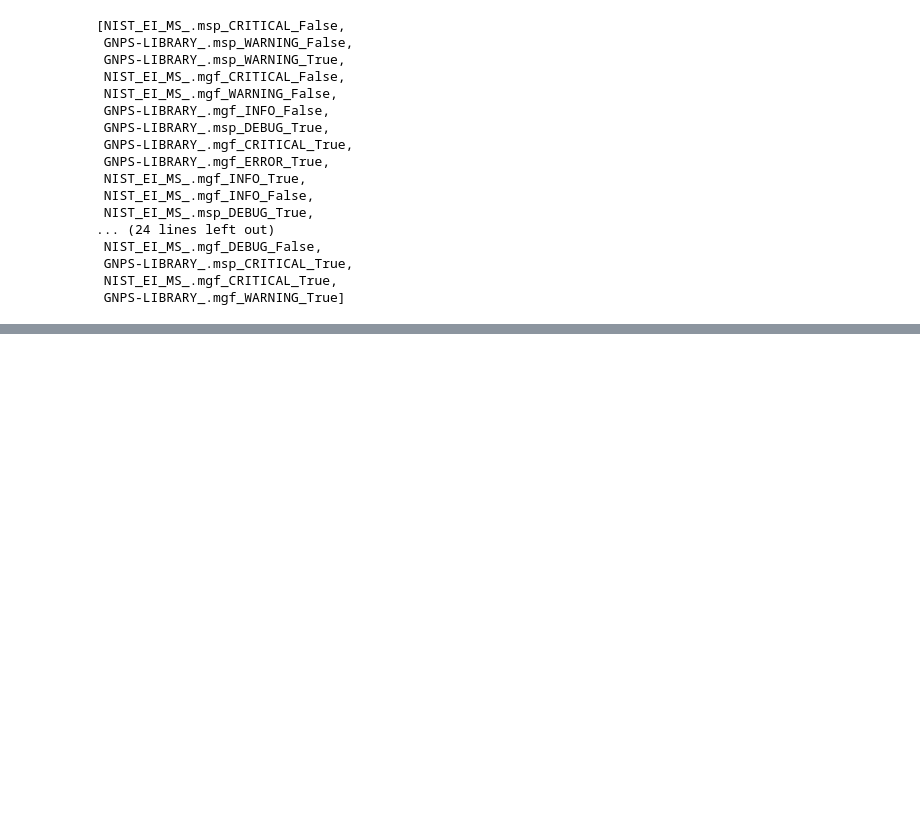
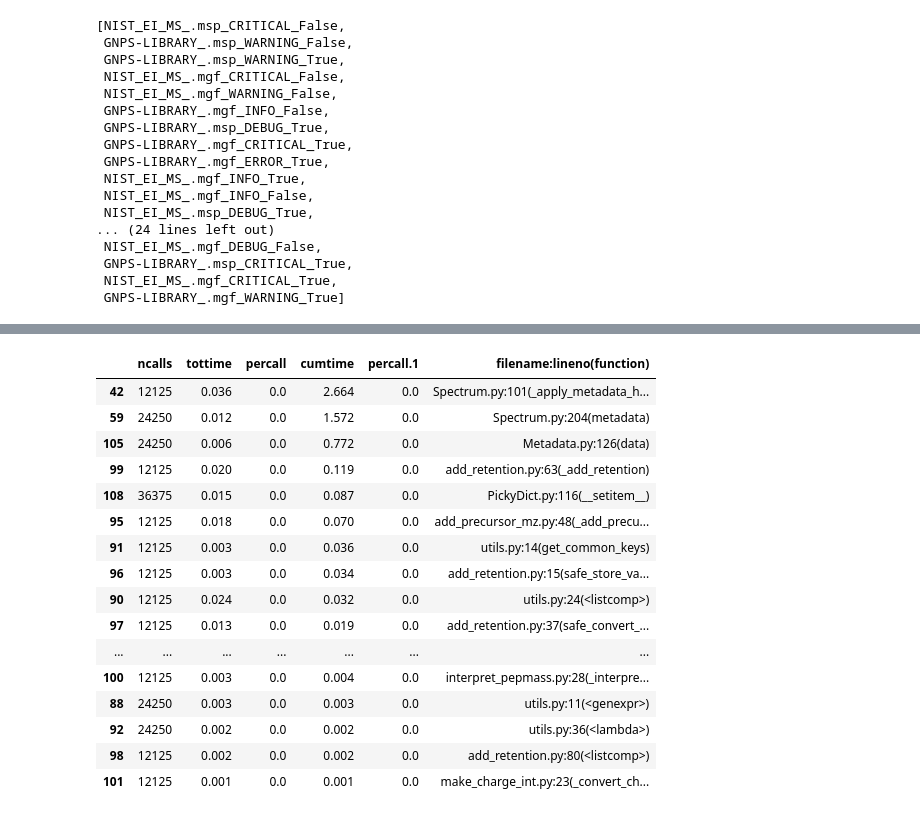
Before and after one commit to maximskoryk/matchms, a Jupyter notebook: benchmarking/profile_analysis.ipynb, the cells around one changed output, grey strips where cells are left out. Saved outputs shown, nothing was run; the diff lists cells and outputs as text; code cells hidden in the pictures; blank space fills up the shorter version.

```diff
--- a/benchmarking/profile_analysis.ipynb
+++ b/benchmarking/profile_analysis.ipynb
@@ -194,0 +199,22 @@ Runtime: 183.58 seconds
+# %%
+# find difference set of called functions between harmonized and unharmonized
+set_difference_msp = msp_harmonized_prof[~msp_harmonized_prof["filename:lineno(function)"].isin(msp_unharmonized_prof["filename:lineno(function)"])].sort_values(by="cumtime", ascending=False)
+set_difference_msp
+# %% [output]
+|  | ncalls | tottime | percall | cumtime | percall.1 | filename:lineno(function) |
+| 42 | 12125 | 0.036 | 0.0 | 2.664 | 0.0 | Spectrum.py:101(_apply_metadata_h... |
+| 59 | 24250 | 0.012 | 0.0 | 1.572 | 0.0 | Spectrum.py:204(metadata) |
+| 105 | 24250 | 0.006 | 0.0 | 0.772 | 0.0 | Metadata.py:126(data) |
+| 99 | 12125 | 0.020 | 0.0 | 0.119 | 0.0 | add_retention.py:63(_add_retention) |
+| 108 | 36375 | 0.015 | 0.0 | 0.087 | 0.0 | PickyDict.py:116(__setitem__) |
+| 95 | 12125 | 0.018 | 0.0 | 0.070 | 0.0 | add_precursor_mz.py:48(_add_precu... |
+| 91 | 12125 | 0.003 | 0.0 | 0.036 | 0.0 | utils.py:14(get_common_keys) |
+| 96 | 12125 | 0.003 | 0.0 | 0.034 | 0.0 | add_retention.py:15(safe_store_va... |
+| 90 | 12125 | 0.024 | 0.0 | 0.032 | 0.0 | utils.py:24(<listcomp>) |
+| 97 | 12125 | 0.013 | 0.0 | 0.019 | 0.0 | add_retention.py:37(safe_convert_... |
+| ... | ... | ... | ... | ... | ... | ... |
+| 100 | 12125 | 0.003 | 0.0 | 0.004 | 0.0 | interpret_pepmass.py:28(_interpre... |
+| 88 | 24250 | 0.003 | 0.0 | 0.003 | 0.0 | utils.py:11(<genexpr>) |
+| 92 | 24250 | 0.002 | 0.0 | 0.002 | 0.0 | utils.py:36(<lambda>) |
+| 98 | 12125 | 0.002 | 0.0 | 0.002 | 0.0 | add_retention.py:80(<listcomp>) |
+| 101 | 12125 | 0.001 | 0.0 | 0.001 | 0.0 | make_charge_int.py:23(_convert_ch... |
```
Also changed, not shown: parts of 18 cells of this notebook, 1 other file.
